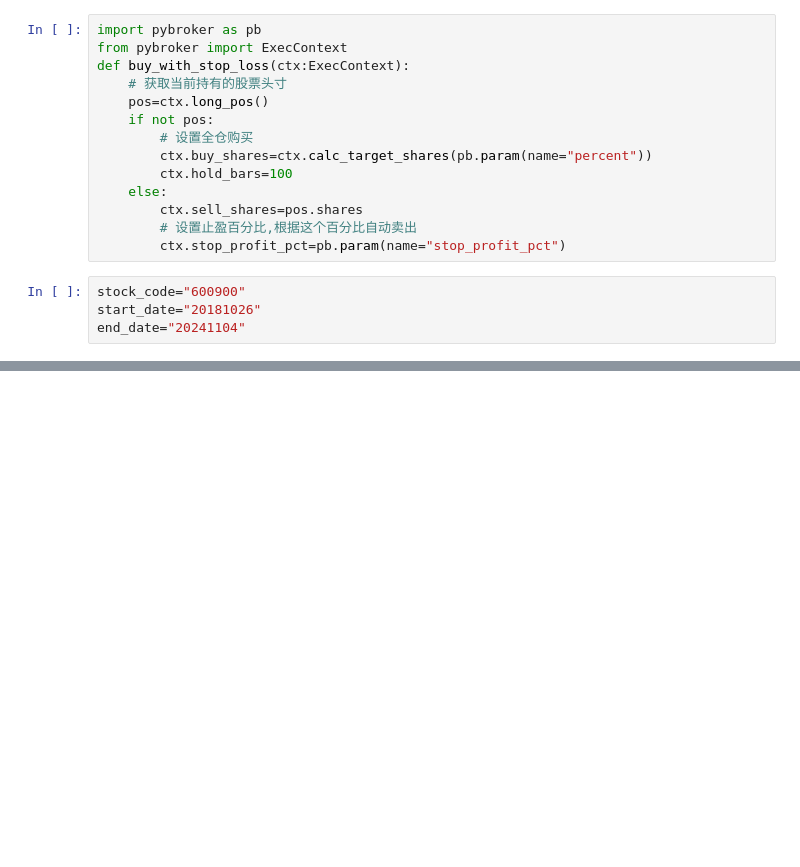
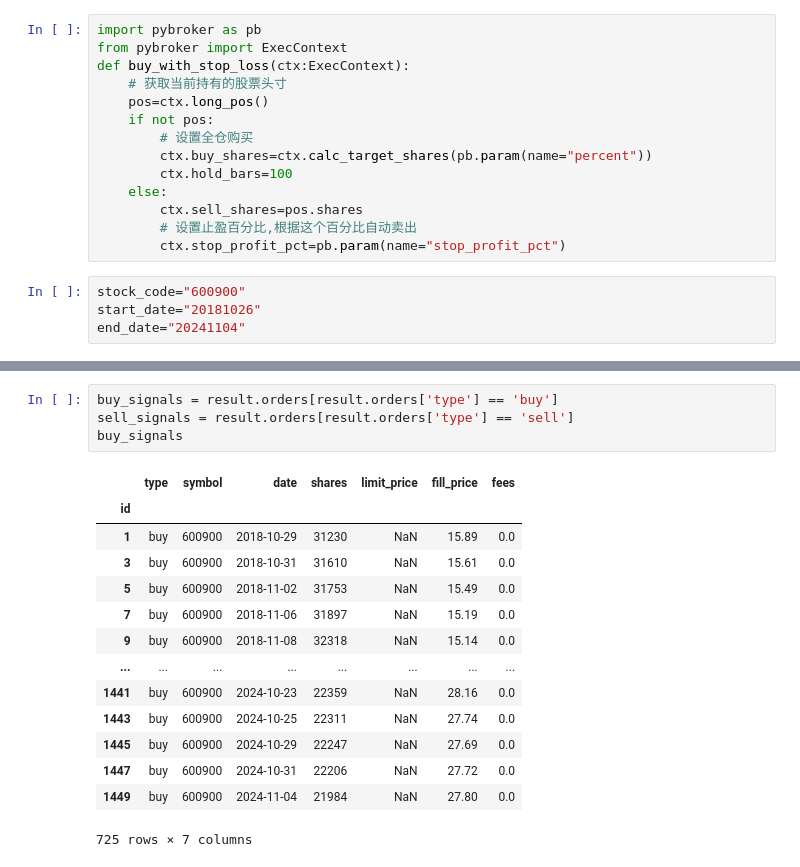
Before and after one commit to hoooou/quant_study, a Jupyter notebook: 回测股票A股-03.ipynb, the cells around one changed output, grey strips where cells are left out. Cells and saved outputs as stored; diff of their text form; blank space fills up the shorter version.

```diff
--- a/回测股票A股-03.ipynb
+++ b/回测股票A股-03.ipynb
@@ -105,3 +105,22 @@ Finished backtest: 0:00:05
+# %%
+buy_signals = result.orders[result.orders['type'] == 'buy']
+sell_signals = result.orders[result.orders['type'] == 'sell']
+buy_signals
+# %% [output]
+|  | type | symbol | date | shares | limit_price | fill_price | fees |
+| id |  |  |  |  |  |  |  |
+| 1 | buy | 600900 | 2018-10-29 | 31230 | NaN | 15.89 | 0.0 |
+| 3 | buy | 600900 | 2018-10-31 | 31610 | NaN | 15.61 | 0.0 |
+| 5 | buy | 600900 | 2018-11-02 | 31753 | NaN | 15.49 | 0.0 |
+| 7 | buy | 600900 | 2018-11-06 | 31897 | NaN | 15.19 | 0.0 |
+| 9 | buy | 600900 | 2018-11-08 | 32318 | NaN | 15.14 | 0.0 |
+| ... | ... | ... | ... | ... | ... | ... | ... |
+| 1441 | buy | 600900 | 2024-10-23 | 22359 | NaN | 28.16 | 0.0 |
+| 1443 | buy | 600900 | 2024-10-25 | 22311 | NaN | 27.74 | 0.0 |
+| 1445 | buy | 600900 | 2024-10-29 | 22247 | NaN | 27.69 | 0.0 |
+| 1447 | buy | 600900 | 2024-10-31 | 22206 | NaN | 27.72 | 0.0 |
+| 1449 | buy | 600900 | 2024-11-04 | 21984 | NaN | 27.80 | 0.0 |
+725 rows × 7 columns
 # %%
 import plotly.graph_objects as go
 
```
Also changed, not shown: parts of 2 cells of this notebook, 1 other file.
